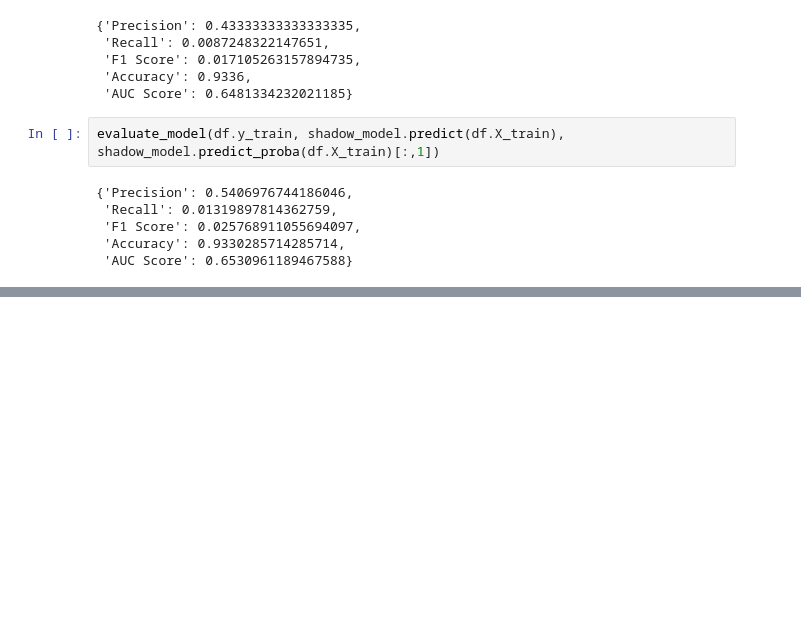
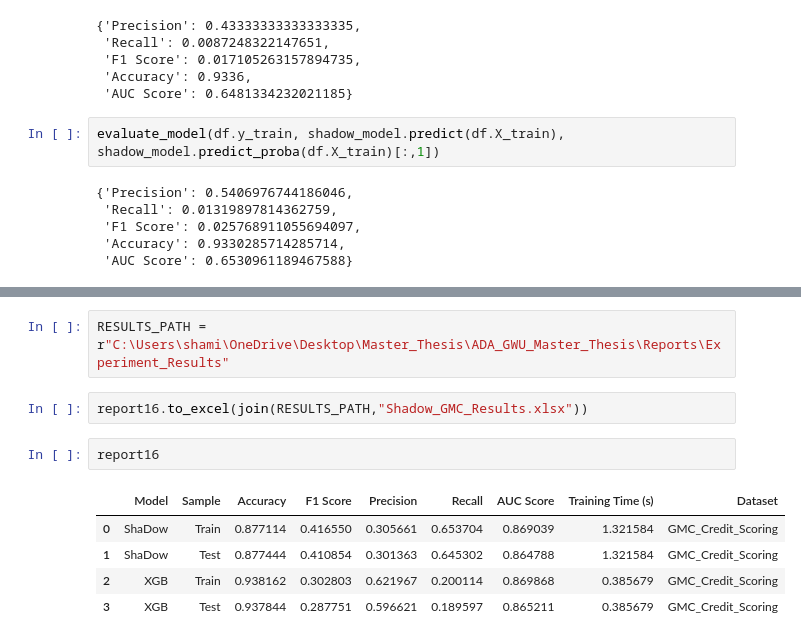
Before and after one commit to ShamilShukurov/ADA_GWU_Master_Thesis, a Jupyter notebook: Code/ShaDow.ipynb, the cells around one changed output, grey strips where cells are left out. Cells and saved outputs as stored; diff of their text form; blank space fills up the shorter version.

```diff
--- a/Code/ShaDow.ipynb
+++ b/Code/ShaDow.ipynb
@@ -418,0 +473,12 @@ Experiment Done in 20.405463457107544 seconds
+# %%
+RESULTS_PATH = r"C:\Users\shami\OneDrive\Desktop\Master_Thesis\ADA_GWU_Master_Thesis\Reports\Experiment_Results"
+# %%
+report16.to_excel(join(RESULTS_PATH,"Shadow_GMC_Results.xlsx"))
+# %%
+report16
+# %% [output]
+|  | Model | Sample | Accuracy | F1 Score | Precision | Recall | AUC Score | Training Time (s) | Dataset |
+| 0 | ShaDow | Train | 0.877114 | 0.416550 | 0.305661 | 0.653704 | 0.869039 | 1.321584 | GMC_Credit_Scoring |
+| 1 | ShaDow | Test | 0.877444 | 0.410854 | 0.301363 | 0.645302 | 0.864788 | 1.321584 | GMC_Credit_Scoring |
+| 2 | XGB | Train | 0.938162 | 0.302803 | 0.621967 | 0.200114 | 0.869868 | 0.385679 | GMC_Credit_Scoring |
+| 3 | XGB | Test | 0.937844 | 0.287751 | 0.596621 | 0.189597 | 0.865211 | 0.385679 | GMC_Credit_Scoring |
```
Also changed, not shown: parts of 5 cells of this notebook, 20 other files.
